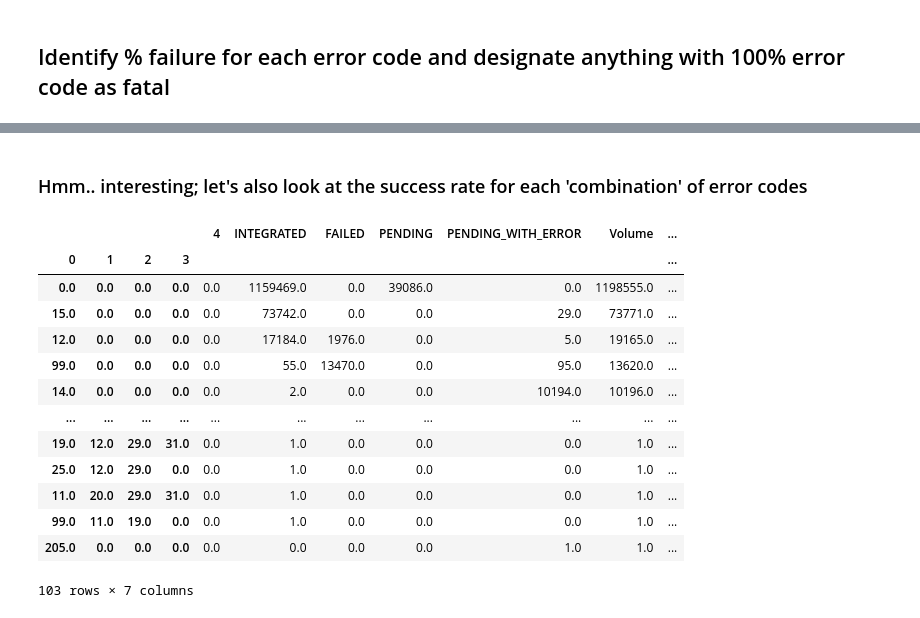
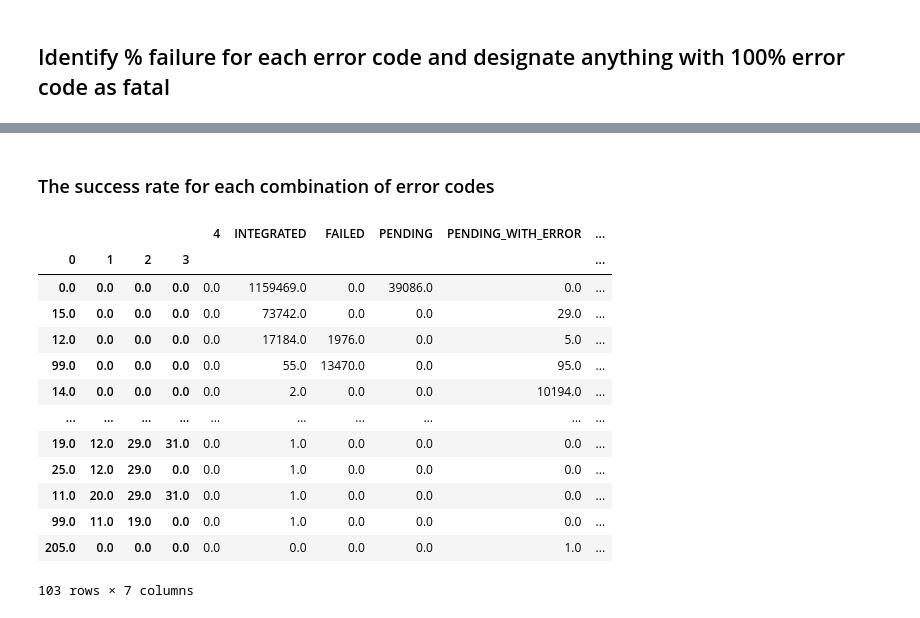
Before and after one commit to nhsconnect/prm-gp2gp-data-sandbox, a Jupyter notebook: notebooks/19-PRMT-1894--fatal-and-non-fatal-error-codes.ipynb, the cells around one changed output, grey strips where cells are left out. Cells and saved outputs as stored; diff of their text form; code cells hidden in the pictures.

```diff
--- a/notebooks/19-PRMT-1894--fatal-and-non-fatal-error-codes.ipynb
+++ b/notebooks/19-PRMT-1894--fatal-and-non-fatal-error-codes.ipynb
@@ -38,12 +36,12 @@ def Series_of_lists_value_counts(Series):
     # Store index for grouping
     grouping_index=list(journey_frame.columns)
     # Add column to aggreate on for group
-    journey_frame['Total Occurences']=1
+    journey_frame['Total Occurrences']=1
 
     # Now do the actual aggregate
-    journey_frame=journey_frame.groupby(grouping_index).agg('count').sort_values(by='Total Occurences',ascending=False)
+    journey_frame=journey_frame.groupby(grouping_index).agg('count').sort_values(by='Total Occurrences',ascending=False)
 
-    return journey_frame.reset_index().replace({'n/a':np.nan})
+    return journey_frame.reset_index().replace({'n/a': np.nan})
 # %% [markdown]
 ## Take 6 months of data
 # %%
@@ -199,12 +198,12 @@ Fatal Error Codes:
 | PENDING | 39087 | 0 |
 | PENDING_WITH_ERROR | 3187 | 23387 |
 # %% [markdown]
-### Hmm.. interesting; let's also look at the success rate for each 'combination' of error codes
+### The success rate for each combination of error codes
 # %%
 def single_status_error_count(transfers_df,status):
     status_bool=transfers_df['status']==status
     status_count=Series_of_lists_value_counts(transfers_df.loc[status_bool,'set_error_codes'])
-    status_count=status_count.rename({'Total Occurences':status},axis=1).fillna(0)
+    status_count=status_count.rename({'Total Occurrences':status},axis=1).fillna(0)
 
     for i in range(4):
         if i not in status_count.columns:
@@ -214,35 +223,25 @@ def single_status_error_count(transfers_df,status):
 # %%
-# Convert the list of error codes into the unique set of error codes
-transfers_with_error_code_set=transfers.copy()
-transfers_with_error_code_set['set_error_codes']=transfers_with_error_code_set['all_error_codes'].apply(set)
-
-# For each status, generate a count of which set of error codes occurred
-status_error_code_counts=dict()
-unique_statuses=transfers_with_error_code_set['status'].value_counts().index
-for status in unique_statuses:
-    status_error_code_counts[status]=single_status_error_count(transfers_with_error_code_set,status)
-
 # Merge this data together into one frame
 error_combination_counts=status_error_code_counts['INTEGRATED'].merge(status_error_code_counts['FAILED'],left_on=[0,1,2,3],right_on=[0,1,2,3],how='outer').fillna(0)
 error_combination_counts=error_combination_counts.merge(status_error_code_counts['PENDING'],left_on=[0,1,2,3],right_on=[0,1,2,3],how='outer').fillna(0)
 error_combination_counts=error_combination_counts.merge(status_error_code_counts['PENDING_WITH_ERROR'],left_on=[0,1,2,3],right_on=[0,1,2,3],how='outer').fillna(0)
-
-# Calculate the success rate
-error_combination_counts['Volume']=error_combination_counts[unique_statuses].sum(axis=1)
-error_combination_counts['% Integrated']=100*(error_combination_counts['INTEGRATED']/error_combination_counts['Volume'])
-error_combination_counts.sort_values(by='Volume',ascending=False).set_index(list(range(4)))
-# %% [output]
-|  |  |  |  | 4 | INTEGRATED | FAILED | PENDING | PENDING_WITH_ERROR | Volume | ... |
-| 0 | 1 | 2 | 3 |  |  |  |  |  |  | ... |
-| 0.0 | 0.0 | 0.0 | 0.0 | 0.0 | 1159469.0 | 0.0 | 39086.0 | 0.0 | 1198555.0 | ... |
-| 15.0 | 0.0 | 0.0 | 0.0 | 0.0 | 73742.0 | 0.0 | 0.0 | 29.0 | 73771.0 | ... |
-| 12.0 | 0.0 | 0.0 | 0.0 | 0.0 | 17184.0 | 1976.0 | 0.0 | 5.0 | 19165.0 | ... |
-| 99.0 | 0.0 | 0.0 | 0.0 | 0.0 | 55.0 | 13470.0 | 0.0 | 95.0 | 13620.0 | ... |
-| 14.0 | 0.0 | 0.0 | 0.0 | 0.0 | 2.0 | 0.0 | 0.0 | 10194.0 | 10196.0 | ... |
-| ... | ... | ... | ... | ... | ... | ... | ... | ... | ... | ... |
-| 19.0 | 12.0 | 29.0 | 31.0 | 0.0 | 1.0 | 0.0 | 0.0 | 0.0 | 1.0 | ... |
-| 25.0 | 12.0 | 29.0 | 0.0 | 0.0 | 1.0 | 0.0 | 0.0 | 0.0 | 1.0 | ... |
-| 11.0 | 20.0 | 29.0 | 31.0 | 0.0 | 1.0 | 0.0 | 0.0 | 0.0 | 1.0 | ... |
-| 99.0 | 11.0 | 19.0 | 0.0 | 0.0 | 1.0 | 0.0 | 0.0 | 0.0 | 1.0 | ... |
-| 205.0 | 0.0 | 0.0 | 0.0 | 0.0 | 0.0 | 0.0 | 0.0 | 1.0 | 1.0 | ... |
-103 rows × 7 columns
+# %%
+# Calculate the success rate
+error_combination_counts['Total number of transfers']=error_combination_counts[unique_statuses].sum(axis=1)
+error_combination_counts['% Integrated']=100*(error_combination_counts['INTEGRATED']/error_combination_counts['Total number of transfers'])
+error_combination_counts.sort_values(by='Total number of transfers',ascending=False).set_index(list(range(4)))
+# %% [output]
+|  |  |  |  | 4 | INTEGRATED | FAILED | PENDING | PENDING_WITH_ERROR | ... |
+| 0 | 1 | 2 | 3 |  |  |  |  |  | ... |
+| 0.0 | 0.0 | 0.0 | 0.0 | 0.0 | 1159469.0 | 0.0 | 39086.0 | 0.0 | ... |
+| 15.0 | 0.0 | 0.0 | 0.0 | 0.0 | 73742.0 | 0.0 | 0.0 | 29.0 | ... |
+| 12.0 | 0.0 | 0.0 | 0.0 | 0.0 | 17184.0 | 1976.0 | 0.0 | 5.0 | ... |
+| 99.0 | 0.0 | 0.0 | 0.0 | 0.0 | 55.0 | 13470.0 | 0.0 | 95.0 | ... |
+| 14.0 | 0.0 | 0.0 | 0.0 | 0.0 | 2.0 | 0.0 | 0.0 | 10194.0 | ... |
+| ... | ... | ... | ... | ... | ... | ... | ... | ... | ... |
+| 19.0 | 12.0 | 29.0 | 31.0 | 0.0 | 1.0 | 0.0 | 0.0 | 0.0 | ... |
+| 25.0 | 12.0 | 29.0 | 0.0 | 0.0 | 1.0 | 0.0 | 0.0 | 0.0 | ... |
+| 11.0 | 20.0 | 29.0 | 31.0 | 0.0 | 1.0 | 0.0 | 0.0 | 0.0 | ... |
+| 99.0 | 11.0 | 19.0 | 0.0 | 0.0 | 1.0 | 0.0 | 0.0 | 0.0 | ... |
+| 205.0 | 0.0 | 0.0 | 0.0 | 0.0 | 0.0 | 0.0 | 0.0 | 1.0 | ... |
+103 rows × 7 columns
```
Also changed, not shown: parts of 19 cells of this notebook.
